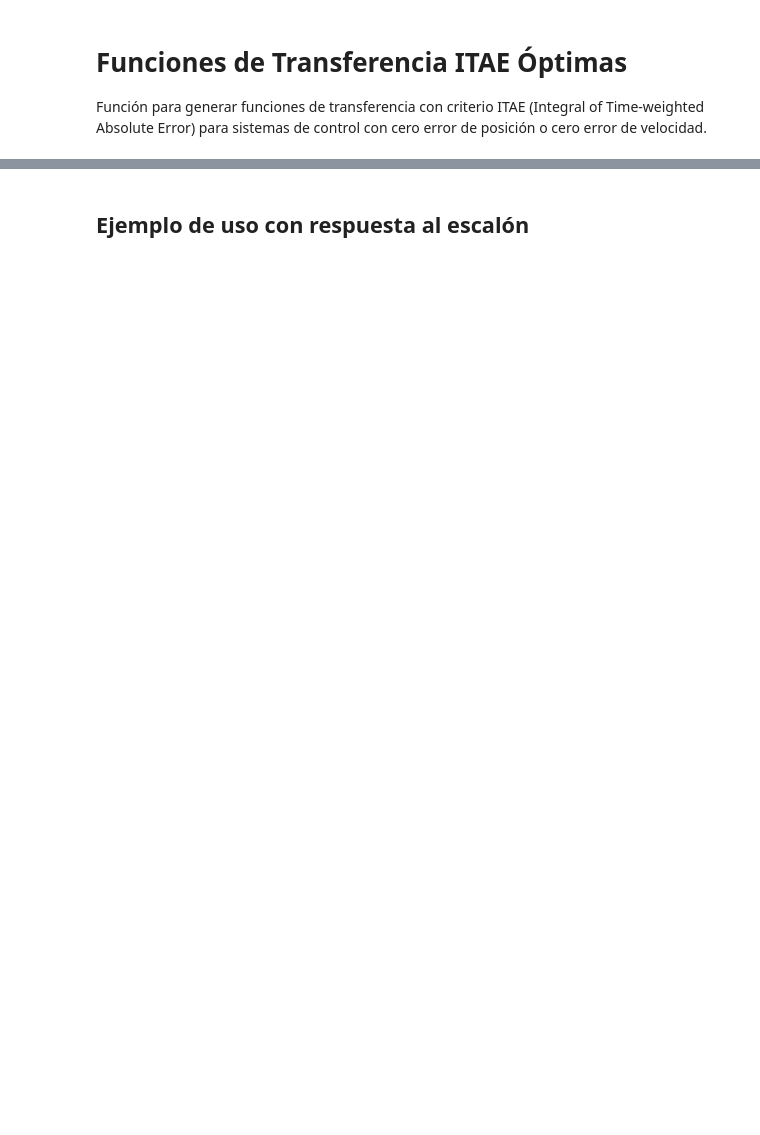
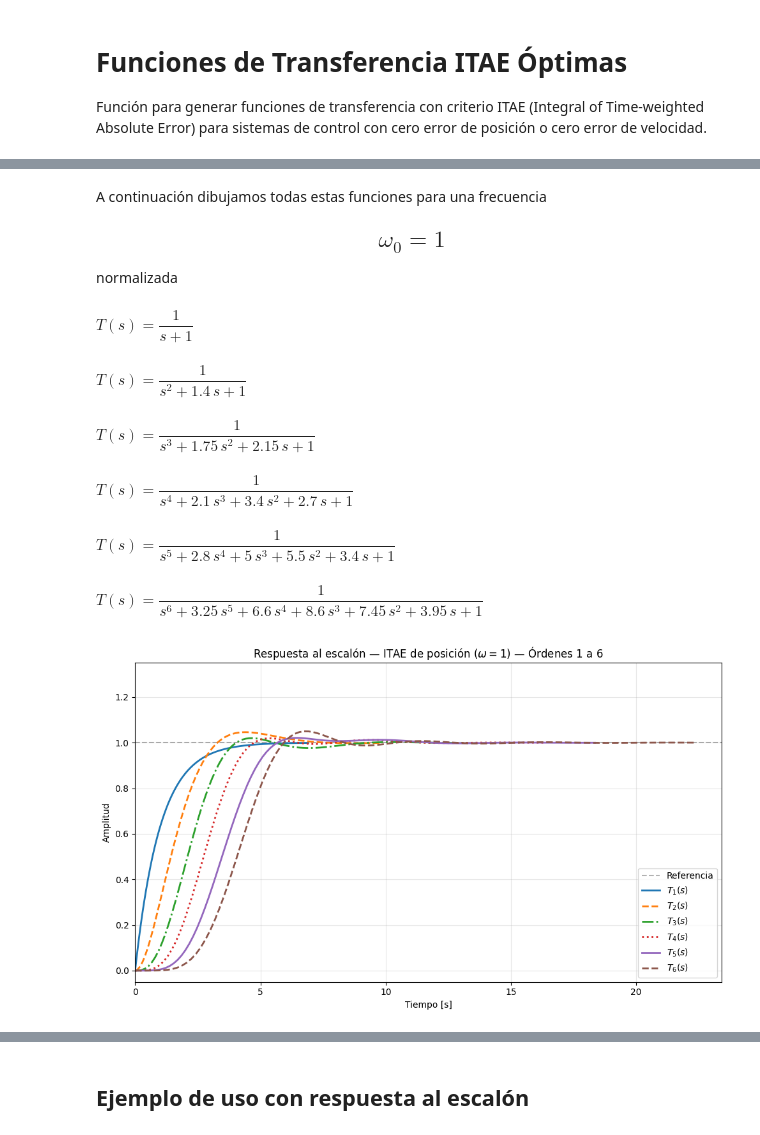
Before and after one commit to nebisman/control-material, a Jupyter notebook: notebooks/itae_notebook.ipynb, the cells around one changed output, grey strips where cells are left out. Cells and saved outputs as stored; diff of their text form; code cells hidden in the pictures; blank space fills up the shorter version.

```diff
--- a/notebooks/itae_notebook.ipynb
+++ b/notebooks/itae_notebook.ipynb
@@ -13,0 +44,37 @@ from ubicarpolos import asigne_polos, calcular_itae, tf_to_latex
+# %% [markdown]
+A continuación dibujamos todas estas funciones para una frecuencia
+## $$\omega_0=1$$
+normalizada
+# %%
+colores = ['#1f77b4', '#ff7f0e', '#2ca02c', '#d62728', '#9467bd', '#8c564b']
+estilos = ['-', '--', '-.', ':', '-', '--']
+
+plt.figure(figsize=(10, 6))
+plt.axhline(y=1, color='k', linestyle='--', alpha=0.3, label='Referencia')
+
+for n in range(1, 7):
+    T = calcular_itae(orden=n, omega=1, tipo="p")
+    display(Math(tf_to_latex(T)))
+
+    t, y = ctrl.step_response(T)
+    plt.plot(t, y, color=colores[n-1], linestyle=estilos[n-1],
+             linewidth=2, label=f'$T_{n}(s)$')
+
+plt.xlabel('Tiempo [s]')
+plt.ylabel('Amplitud')
+plt.title('Respuesta al escalón — ITAE de posición ($\\omega=1$) — Órdenes 1 a 6')
+plt.legend(loc='lower right')
+plt.grid(True, alpha=0.3)
+plt.xlim(left=0)
+plt.ylim(-0.05, 1.35)
+plt.tight_layout()
+plt.savefig("/home/leonardo/datos/share_desktop/universidad nacional/Materias/Materias 2026/2026-I/Control/Clases 2026/Dos parámetros/figuras/itaepos.pdf", format="pdf")
+plt.show()
+# %% [output]
+$\displaystyle T(s) = \dfrac{1}{s + 1}$
+$\displaystyle T(s) = \dfrac{1}{s^{2} + 1.4\,s + 1}$
+$\displaystyle T(s) = \dfrac{1}{s^{3} + 1.75\,s^{2} + 2.15\,s + 1}$
+$\displaystyle T(s) = \dfrac{1}{s^{4} + 2.1\,s^{3} + 3.4\,s^{2} + 2.7\,s + 1}$
+$\displaystyle T(s) = \dfrac{1}{s^{5} + 2.8\,s^{4} + 5\,s^{3} + 5.5\,s^{2} + 3.4\,s + 1}$
+$\displaystyle T(s) = \dfrac{1}{s^{6} + 3.25\,s^{5} + 6.6\,s^{4} + 8.6\,s^{3} + 7.45\,s^{2} + 3.95\,s + 1}$
+[figure, added]
```
Also changed, not shown: parts of 9 cells of this notebook.
